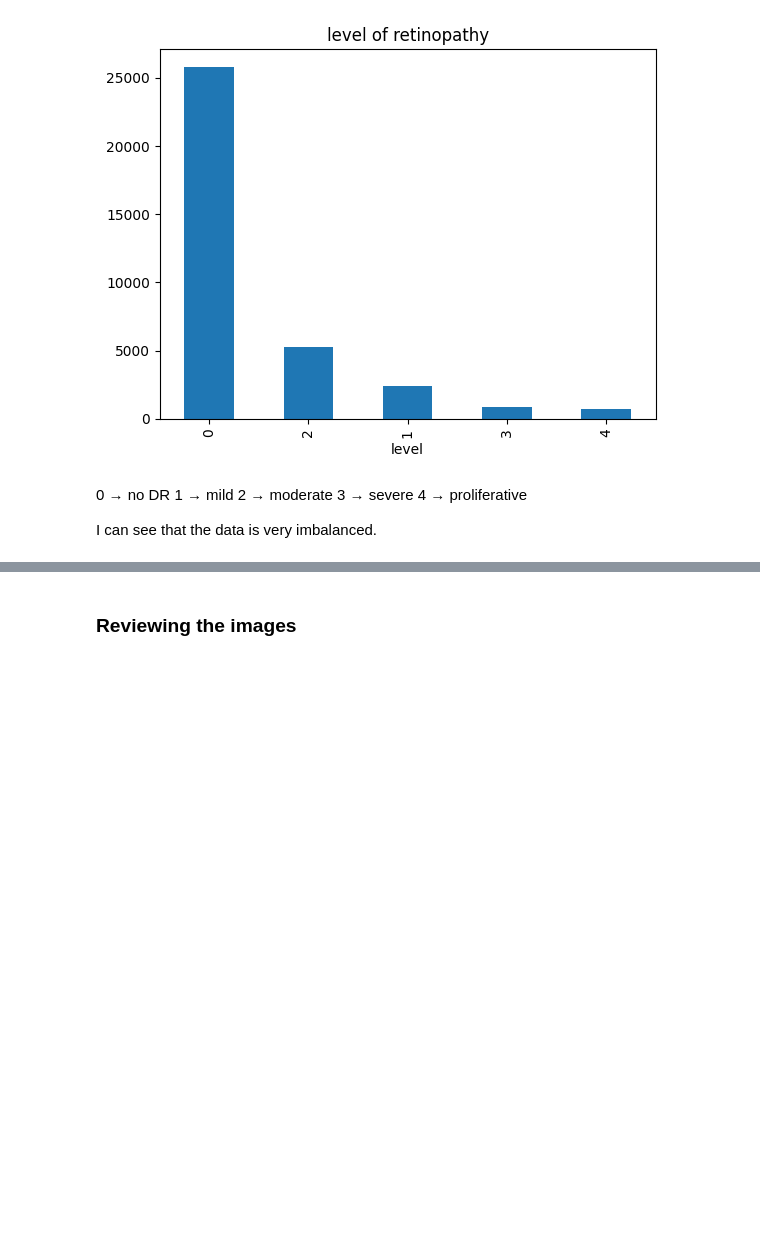
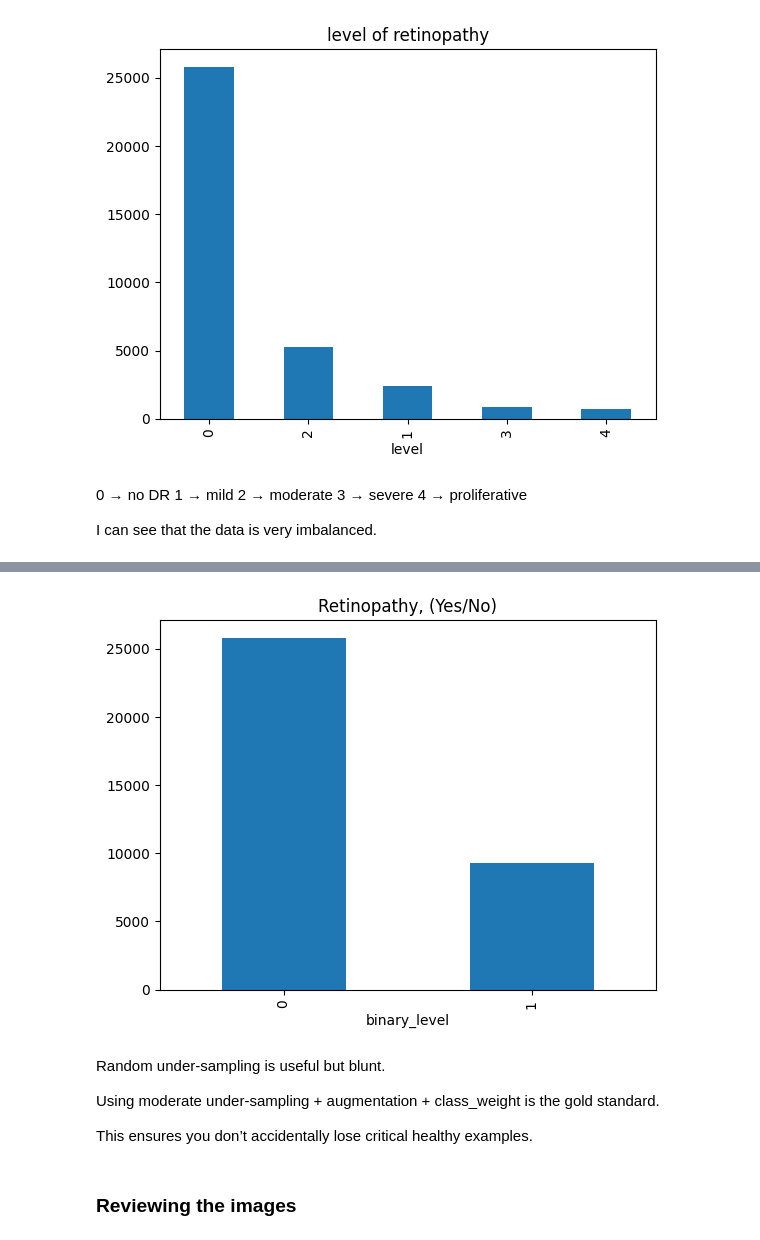
Before and after one commit to SheryllD/diabetic_retinopathy_ml, a Jupyter notebook: Diabetic_Retinopathy_ML.ipynb, the cells around one changed output, grey strips where cells are left out. Drawn from its saved outputs; the diff is of its cells as text; code cells hidden in the pictures; blank space fills up the shorter version.

```diff
--- a/Diabetic_Retinopathy_ML.ipynb
+++ b/Diabetic_Retinopathy_ML.ipynb
@@ -229,0 +235,4 @@ I can see that the data is very imbalanced.
+# %%
+# Grouping 1, 2, 3, 4 together as 1 'Has DR', 0 as 'No DR'.
+df_labels['binary_level'] = df_labels['level'].apply(lambda x: 0 if x ==0 else 1)
+print(df_labels[['level', 'binary_level']].head())
@@ -230,3 +266,16 @@ I can see that the data is very imbalanced.
+# %%
+df_labels["binary_level"].value_counts().plot(kind="bar")
+plt.title("Retinopathy, (Yes/No)")
+plt.ylabel("")
+plt.show()
+# %% [output]
+[figure, added]
+# %% [markdown]
+Random under-sampling is useful but blunt.
+
+Using moderate under-sampling + augmentation + class_weight is the gold standard.
+
+This ensures you don’t accidentally lose critical healthy examples.
 # %% [markdown]
 ### Reviewing the **images**
 # %%
```
Also changed, not shown: parts of 21 cells of this notebook.
